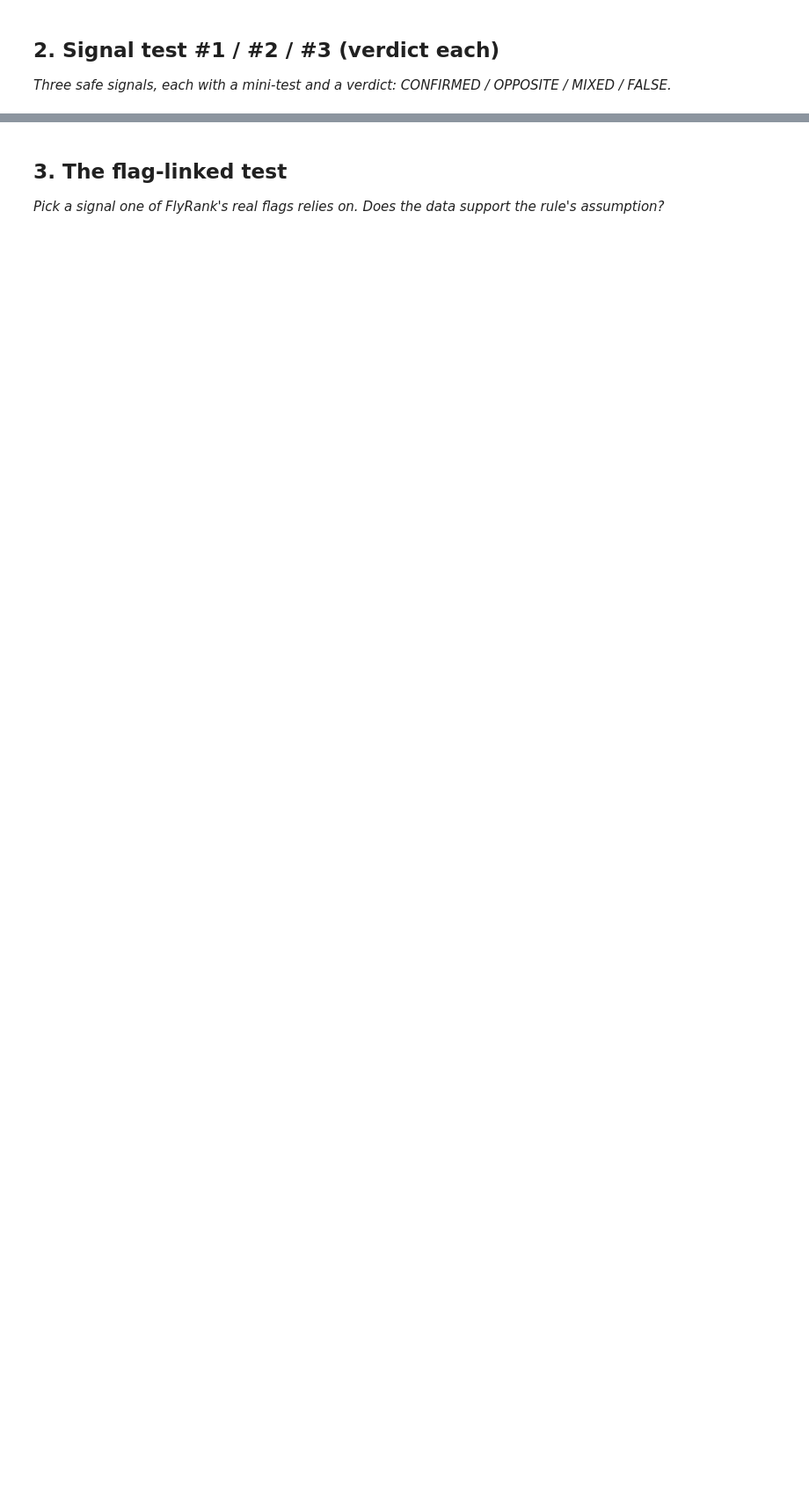
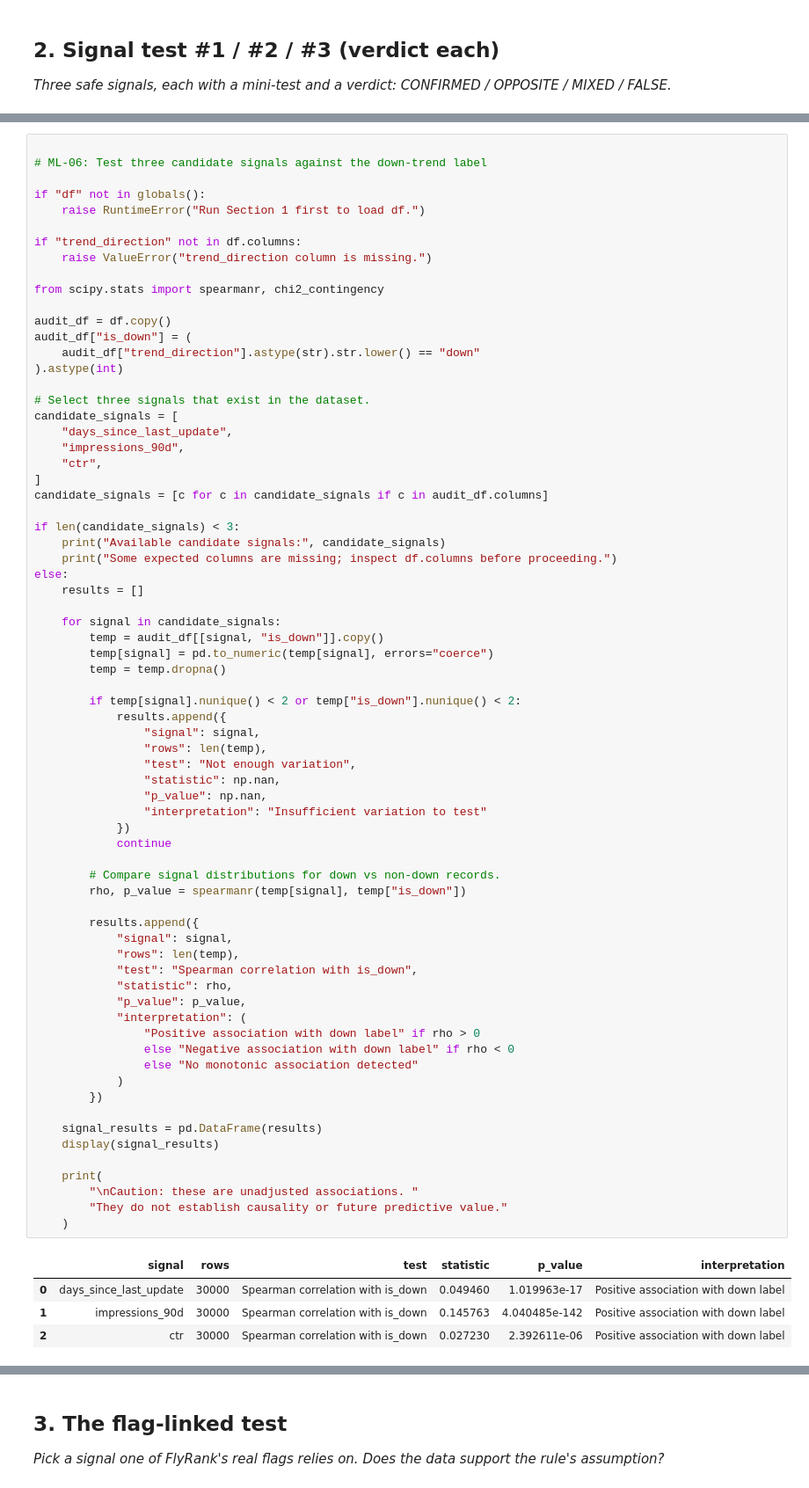
Before and after one commit to yashikasgh/flyrank-ml-internship, a Jupyter notebook: work/notebooks/w04_signal_audit.ipynb, the cells around one changed output, grey strips where cells are left out. Shown at 88% size. Saved outputs shown, nothing was run; the diff lists cells and outputs as text; blank space fills up the shorter version.

```diff
--- a/work/notebooks/w04_signal_audit.ipynb
+++ b/work/notebooks/w04_signal_audit.ipynb
@@ -22,0 +118,75 @@ This skeleton is yours to fill. Work the sections **in order** — each one has
+# %%
+
+# ML-06: Test three candidate signals against the down-trend label
+
+if "df" not in globals():
+    raise RuntimeError("Run Section 1 first to load df.")
+
+if "trend_direction" not in df.columns:
+    raise ValueError("trend_direction column is missing.")
+
+from scipy.stats import spearmanr, chi2_contingency
+
+audit_df = df.copy()
+audit_df["is_down"] = (
+    audit_df["trend_direction"].astype(str).str.lower() == "down"
+).astype(int)
+
+# Select three signals that exist in the dataset.
+candidate_signals = [
+    "days_since_last_update",
+    "impressions_90d",
+    "ctr",
+]
+candidate_signals = [c for c in candidate_signals if c in audit_df.columns]
+
+if len(candidate_signals) < 3:
+    print("Available candidate signals:", candidate_signals)
+    print("Some expected columns are missing; inspect df.columns before proceeding.")
+else:
+    results = []
+
+    for signal in candidate_signals:
+        temp = audit_df[[signal, "is_down"]].copy()
+        temp[signal] = pd.to_numeric(temp[signal], errors="coerce")
+        temp = temp.dropna()
+
+        if temp[signal].nunique() < 2 or temp["is_down"].nunique() < 2:
+            results.append({
+                "signal": signal,
+                "rows": len(temp),
+                "test": "Not enough variation",
+                "statistic": np.nan,
+                "p_value": np.nan,
+                "interpretation": "Insufficient variation to test"
+            })
+            continue
+
+        # Compare signal distributions for down vs non-down records.
+        rho, p_value = spearmanr(temp[signal], temp["is_down"])
+
+        results.append({
+            "signal": signal,
+            "rows": len(temp),
+            "test": "Spearman correlation with is_down",
+            "statistic": rho,
+            "p_value": p_value,
+            "interpretation": (
+                "Positive association with down label" if rho > 0
+                else "Negative association with down label" if rho < 0
+                else "No monotonic association detected"
+            )
+        })
+
+    signal_results = pd.DataFrame(results)
+    display(signal_results)
+
+    print(
+        "\nCaution: these are unadjusted associations. "
+        "They do not establish causality or future predictive value."
+    )
+# %% [output]
+|  | signal | rows | test | statistic | p_value | interpretation |
+| 0 | days_since_last_update | 30000 | Spearman correlation with is_down | 0.049460 | 1.019963e-17 | Positive association with down label |
+| 1 | impressions_90d | 30000 | Spearman correlation with is_down | 0.145763 | 4.040485e-142 | Positive association with down label |
+| 2 | ctr | 30000 | Spearman correlation with is_down | 0.027230 | 2.392611e-06 | Positive association with down label |
```
Also changed, not shown: parts of 13 cells of this notebook.
